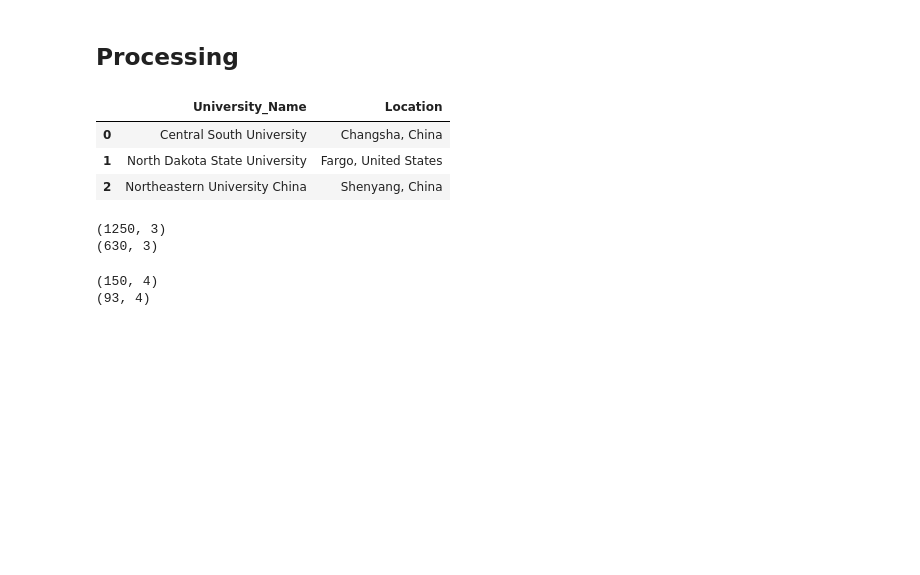
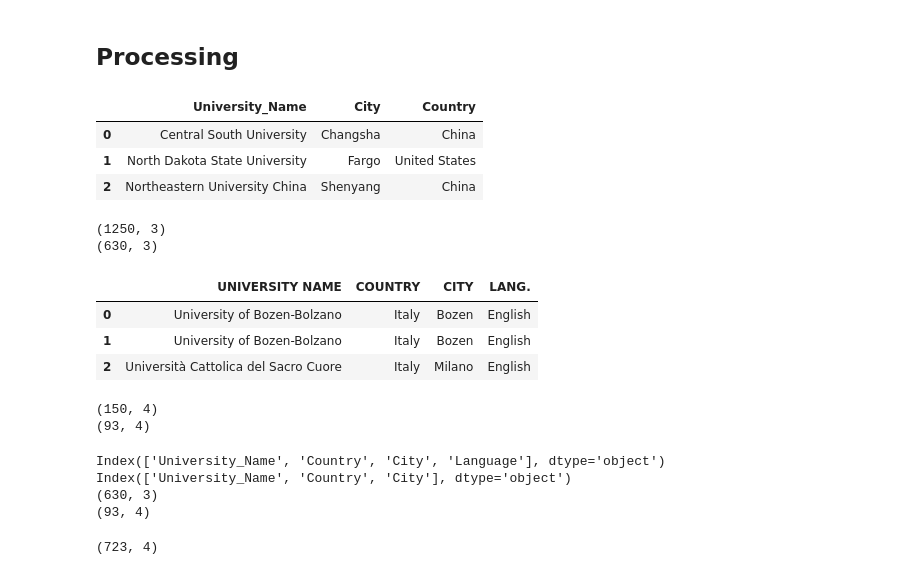
Before and after one commit to OGnTn/datavis_project, a Jupyter notebook: src/processing.ipynb, the cells around one changed output. Drawn from its saved outputs; the diff is of its cells as text; code cells hidden in the pictures; blank space fills up the shorter version.

Commit message:
merged first two datasets

```diff
--- a/src/processing.ipynb
+++ b/src/processing.ipynb
@@ -128,29 +128,61 @@ memory usage: 2.2+ MB
 # %%
 #Drop all columns except for name and location
 df_universities = df_universities[['University_Name', 'Location']]
-df_universities.head(3)
-# %% [output]
-|  | University_Name | Location |
-| 0 | Central South University | Changsha, China |
-| 1 | North Dakota State University | Fargo, United States |
-| 2 | Northeastern University China | Shenyang, China |
 # %%
 #sepate location into city and country
 df_universities['City'] = df_universities['Location'].str.split(',').str[0]
 df_universities['Country'] = df_universities['Location'].str.split(',').str[1]
 df_universities = df_universities[['University_Name', 'City', 'Country']]
-print(df_universities.shape)
-df_universities.drop_duplicates(inplace=True)
-print(df_universities.shape)
+df_universities.head(3)
 # %% [output]
-(1250, 3)
-(630, 3)
+|  | University_Name | City | Country |
+| 0 | Central South University | Changsha | China |
+| 1 | North Dakota State University | Fargo | United States |
+| 2 | Northeastern University China | Shenyang | China |
+# %%
+#drop duplicates
+print(df_universities.shape)
+df_universities.drop_duplicates(inplace=True)
+print(df_universities.shape)
+# %% [output]
+(1250, 3)
+(630, 3)
 # %%
 #Drop all columns except for university name, country, city, lang., and tuition/semester
 df_masters = df_masters[['UNIVERSITY NAME', 'COUNTRY', 'CITY', 'LANG.']]
-print(df_masters.shape)
-df_masters.drop_duplicates(inplace=True)
-print(df_masters.shape)
+df_masters.head(3)
 # %% [output]
-(150, 4)
-(93, 4)
+|  | UNIVERSITY NAME | COUNTRY | CITY | LANG. |
+| 0 | University of Bozen-Bolzano | Italy | Bozen | English |
+| 1 | University of Bozen-Bolzano | Italy | Bozen | English |
+| 2 | Università Cattolica del Sacro Cuore | Italy | Milano | English |
+# %%
+#drop duplicates
+print(df_masters.shape)
+df_masters.drop_duplicates(inplace=True)
+print(df_masters.shape)
+# %% [output]
+(150, 4)
+(93, 4)
+# %%
+#renaming columns
+df_masters.rename(columns={'UNIVERSITY NAME': 'University_Name', 'COUNTRY': 'Country', 'CITY': 'City', 'LANG.': 'Language'}, inplace=True)
+df_masters.head(3)
+#add language column to universities df
+
+print(df_masters.columns)
+
+#switch column positions in universities df
+df_universities = df_universities[['University_Name', 'Country', 'City']]
+print(df_universities.columns)
+df_universities.head(3)
+df_merged = pd.concat([df_universities, df_masters])
+df_merged.head(3)
+
+df_merged.shape
+# %% [output]
+Index(['University_Name', 'Country', 'City', 'Language'], dtype='object')
+Index(['University_Name', 'Country', 'City'], dtype='object')
+(630, 3)
+(93, 4)
+(723, 4)
```
